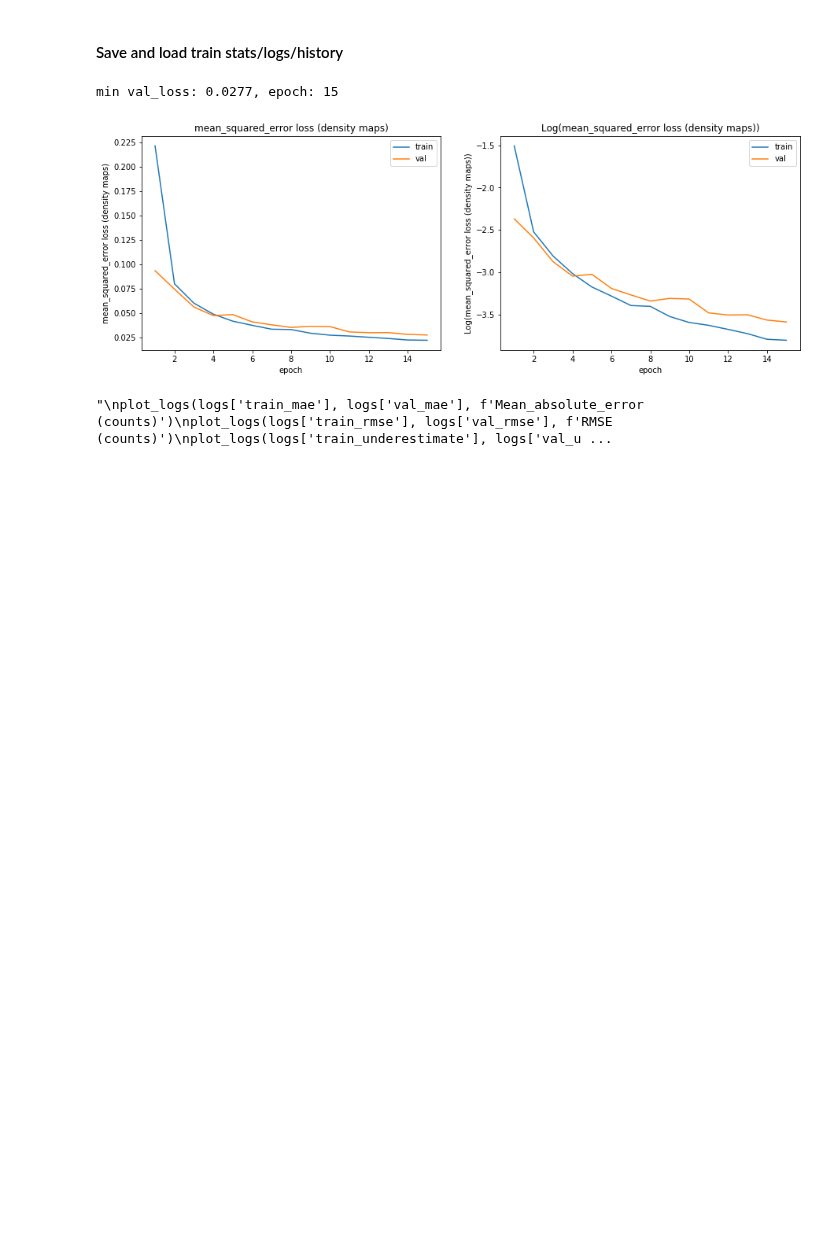
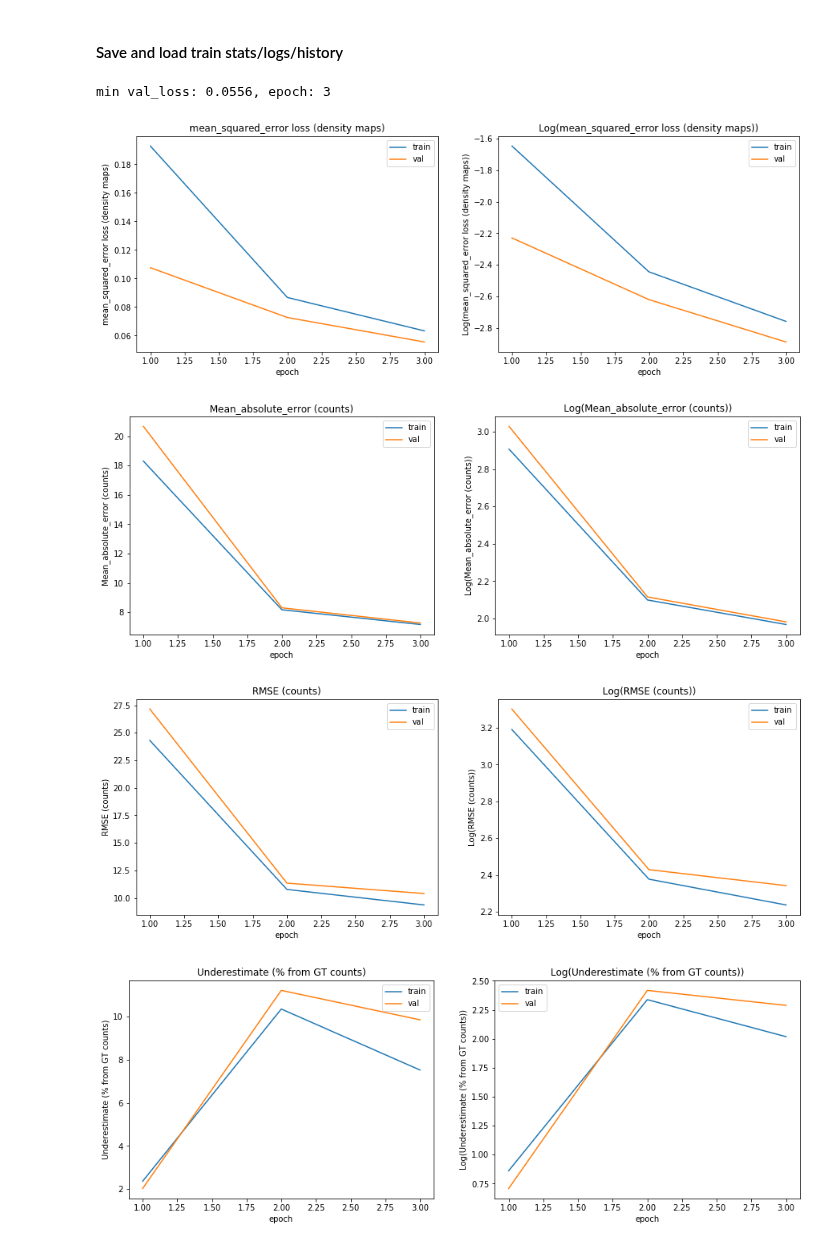
Before and after one commit to Tudor67/Object-Counting, a Jupyter notebook: experiments/1_fcrn_a/train.ipynb, the cells around one changed output. Drawn from its saved outputs; the diff is of its cells as text; code cells hidden in the pictures; blank space fills up the shorter version.

Commit message:
added fcrn_a experiment on carpk (mse loss, patches 32*(128x128), 3 epochs)

```diff
--- a/experiments/1_fcrn_a/train.ipynb
+++ b/experiments/1_fcrn_a/train.ipynb
@@ -71,11 +71,10 @@ os.makedirs(config.CHECKPOINTS_PATH)
 os.makedirs(config.LOGS_PATH)
 # %%
 %%time
-'''
 eval_metrics_callback = EvalMetricsCallback(config.DENSITY_MAP_MULTIPLICATION_FACTOR,
                                             train_generator_for_eval,
                                             val_generator_for_eval)
-'''
+
 model_checkpoint = ModelCheckpoint(config.CHECKPOINT_FILENAME,
                                    monitor='val_loss',
                                    save_best_only=True)
@@ -83,6 +82,7 @@ model_checkpoint = ModelCheckpoint(config.CHECKPOINT_FILENAME,
 model_history = model.fit_generator(generator=train_generator,
                                     validation_data=val_generator,
                                     epochs=config.EPOCHS,
-                                    callbacks=[model_checkpoint],
+                                    callbacks=[model_checkpoint,
+                                               eval_metrics_callback],
                                     verbose=1)
 # %% [output]
@@ -123,18 +114,19 @@ logs['sub_experiment_name'] = config.SUB_EXPERIMENT_NAME
 # %%
 write_json(logs, config.LOGS_FILENAME)
 logs = read_json(config.LOGS_FILENAME)
 
 print(f'min val_loss: {np.min(logs["val_loss"]):.4f}, epoch: {1 + np.argmin(logs["val_loss"])}')
 
 plot_logs(logs['train_loss'], logs['val_loss'], f'{config.LOSS_NAME} loss (density maps)')
-'''
+
 plot_logs(logs['train_mae'], logs['val_mae'], f'Mean_absolute_error (counts)')
 plot_logs(logs['train_rmse'], logs['val_rmse'], f'RMSE (counts)')
 plot_logs(logs['train_underestimate'], logs['val_underestimate'], f'Underestimate (% from GT counts)')
 plot_logs(logs['train_overestimate'], logs['val_overestimate'], f'Overestimate (% from GT counts)')
 plot_logs(logs['train_difference'], logs['val_difference'], f'Difference (% from GT counts)')
-'''
 # %% [output]
-min val_loss: 0.0277, epoch: 15
+min val_loss: 0.0556, epoch: 3
-[figure, old version]
+[figure, new version]
-"\nplot_logs(logs['train_mae'], logs['val_mae'], f'Mean_absolute_error (counts)')\nplot_logs(logs['train_rmse'], logs['val_rmse'], f'RMSE (counts)')\nplot_logs(logs['train_underestimate'], logs['val_u ...
+[figure, added]
+[figure, added]
+[figure, added]
```
Also changed, not shown: parts of 2 cells of this notebook, 5 other files.
